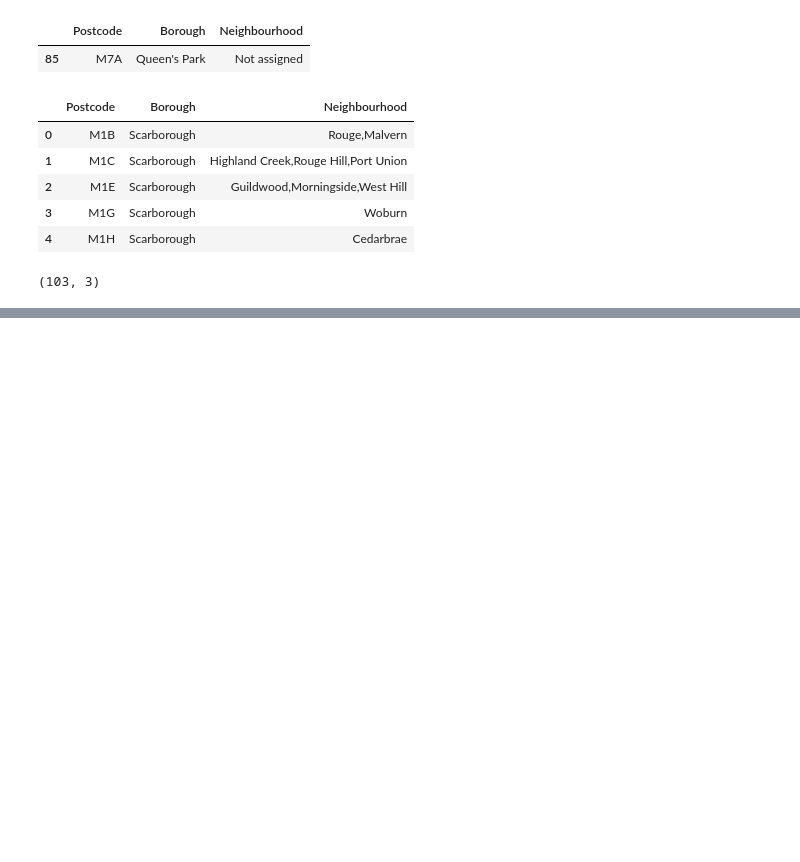
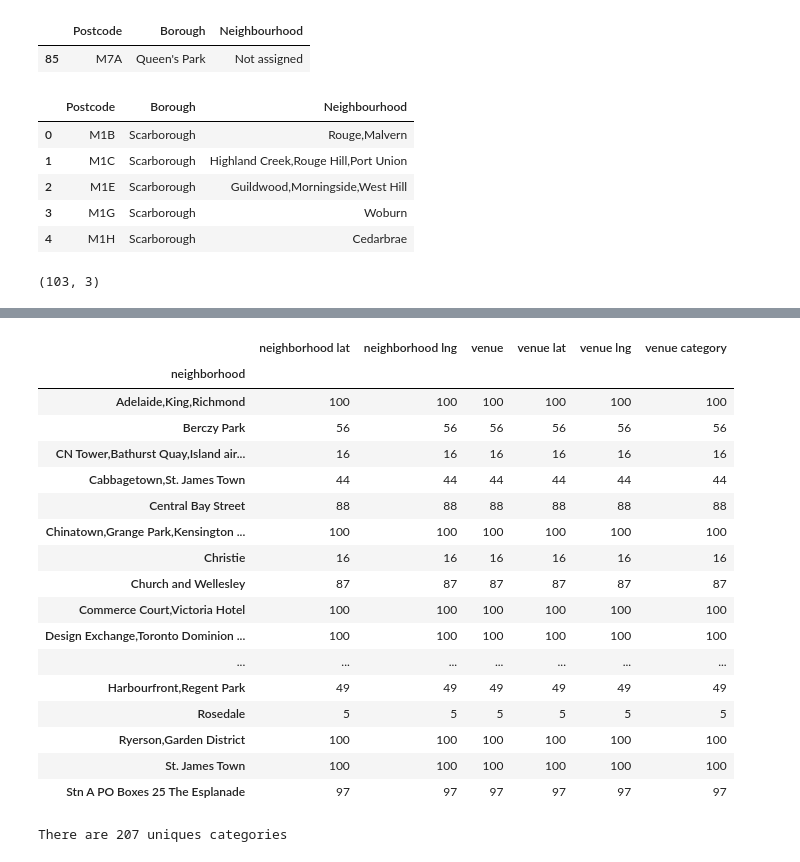
Before and after one commit to Layla1015/clustering-neighbourhood, a Jupyter notebook: Clustering the neignbors for Toronto.ipynb, the cells around one changed output, grey strips where cells are left out. Drawn from its saved outputs; the diff is of its cells as text; code cells hidden in the pictures; blank space fills up the shorter version.

```diff
--- a/Clustering the neignbors for Toronto.ipynb
+++ b/Clustering the neignbors for Toronto.ipynb
@@ -111,0 +263,10 @@ df.shape
+# %%
+def get_category_type(row):
+    try:
+        categories_list=row['categories']
+    except:
+        categories_list=row['venue.categories']
+    if len(categories_list)==0:
+        return None
+    else:
+        return categories_list[0]['name']
@@ -111,0 +327,25 @@ df.shape
+# %%
+dt_venues.groupby('neighborhood').count()
+# %% [output]
+|  | neighborhood lat | neighborhood lng | venue | venue lat | venue lng | venue category |
+| neighborhood |  |  |  |  |  |  |
+| Adelaide,King,Richmond | 100 | 100 | 100 | 100 | 100 | 100 |
+| Berczy Park | 56 | 56 | 56 | 56 | 56 | 56 |
+| CN Tower,Bathurst Quay,Island air... | 16 | 16 | 16 | 16 | 16 | 16 |
+| Cabbagetown,St. James Town | 44 | 44 | 44 | 44 | 44 | 44 |
+| Central Bay Street | 88 | 88 | 88 | 88 | 88 | 88 |
+| Chinatown,Grange Park,Kensington ... | 100 | 100 | 100 | 100 | 100 | 100 |
+| Christie | 16 | 16 | 16 | 16 | 16 | 16 |
+| Church and Wellesley | 87 | 87 | 87 | 87 | 87 | 87 |
+| Commerce Court,Victoria Hotel | 100 | 100 | 100 | 100 | 100 | 100 |
+| Design Exchange,Toronto Dominion ... | 100 | 100 | 100 | 100 | 100 | 100 |
+| ... | ... | ... | ... | ... | ... | ... |
+| Harbourfront,Regent Park | 49 | 49 | 49 | 49 | 49 | 49 |
+| Rosedale | 5 | 5 | 5 | 5 | 5 | 5 |
+| Ryerson,Garden District | 100 | 100 | 100 | 100 | 100 | 100 |
+| St. James Town | 100 | 100 | 100 | 100 | 100 | 100 |
+| Stn A PO Boxes 25 The Esplanade | 97 | 97 | 97 | 97 | 97 | 97 |
+# %%
+print('There are {} uniques categories'.format(len(dt_venues['venue category'].unique())))
+# %% [output]
+There are 207 uniques categories
```
Also changed, not shown: parts of 32 cells of this notebook.
